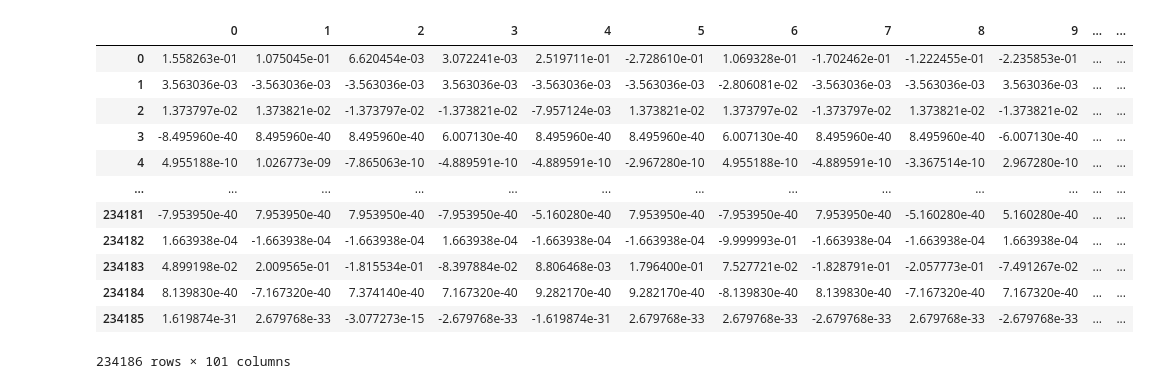
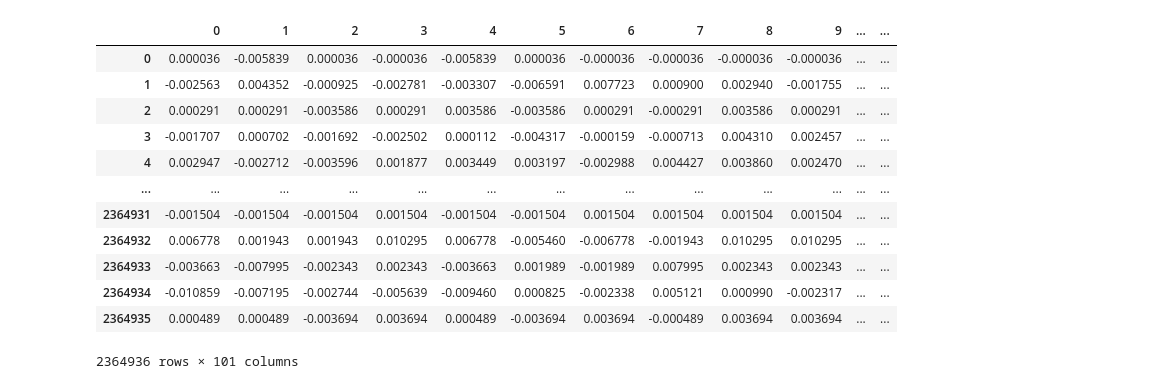
Before and after one commit to atoffano/KGene2Pheno, a Jupyter notebook: autoclass_debug.ipynb, the cells around one changed output. Cells and saved outputs as stored; diff of their text form; code cells hidden in the pictures.

```diff
--- a/autoclass_debug.ipynb
+++ b/autoclass_debug.ipynb
@@ -16,21 +22,26 @@ True
 # %%
-train = pd.read_csv('/home/antoine/gene_pheno_pred/2023-03-24_15-11-05_train.csv' , header=0)
-train = train.drop(index=train.index[100:])
+train = pd.read_csv('/home/antoine/gene_pheno_pred/TorusE_2023-03-31_14-41-37_train.csv' , header=0)
+#train = train.drop(index=train.index[25:])
+# identify the unique values in the 'ground_truth' column
+unique_ids = train['ground_truth'].value_counts()[train['ground_truth'].value_counts() == 1].index
+
+# filter out the rows with unique 'ground_truth' values
+train = train[~train['ground_truth'].isin(unique_ids)]
 train
 # %% [output]
 |  | 0 | 1 | 2 | 3 | 4 | 5 | 6 | 7 | 8 | 9 | ... | ... |
-| 0 | 1.558263e-01 | 1.075045e-01 | 6.620454e-03 | 3.072241e-03 | 2.519711e-01 | -2.728610e-01 | 1.069328e-01 | -1.702462e-01 | -1.222455e-01 | -2.235853e-01 | ... | ... |
-| 1 | 3.563036e-03 | -3.563036e-03 | -3.563036e-03 | 3.563036e-03 | -3.563036e-03 | -3.563036e-03 | -2.806081e-02 | -3.563036e-03 | -3.563036e-03 | 3.563036e-03 | ... | ... |
-| 2 | 1.373797e-02 | 1.373821e-02 | -1.373797e-02 | -1.373821e-02 | -7.957124e-03 | 1.373821e-02 | 1.373797e-02 | -1.373797e-02 | 1.373821e-02 | -1.373821e-02 | ... | ... |
-| 3 | -8.495960e-40 | 8.495960e-40 | 8.495960e-40 | 6.007130e-40 | 8.495960e-40 | 8.495960e-40 | 6.007130e-40 | 8.495960e-40 | 8.495960e-40 | -6.007130e-40 | ... | ... |
-| 4 | 4.955188e-10 | 1.026773e-09 | -7.865063e-10 | -4.889591e-10 | -4.889591e-10 | -2.967280e-10 | 4.955188e-10 | -4.889591e-10 | -3.367514e-10 | 2.967280e-10 | ... | ... |
+| 0 | 0.000036 | -0.005839 | 0.000036 | -0.000036 | -0.005839 | 0.000036 | -0.000036 | -0.000036 | -0.000036 | -0.000036 | ... | ... |
+| 1 | -0.002563 | 0.004352 | -0.000925 | -0.002781 | -0.003307 | -0.006591 | 0.007723 | 0.000900 | 0.002940 | -0.001755 | ... | ... |
+| 2 | 0.000291 | 0.000291 | -0.003586 | 0.000291 | 0.003586 | -0.003586 | 0.000291 | -0.000291 | 0.003586 | 0.000291 | ... | ... |
+| 3 | -0.001707 | 0.000702 | -0.001692 | -0.002502 | 0.000112 | -0.004317 | -0.000159 | -0.000713 | 0.004310 | 0.002457 | ... | ... |
+| 4 | 0.002947 | -0.002712 | -0.003596 | 0.001877 | 0.003449 | 0.003197 | -0.002988 | 0.004427 | 0.003860 | 0.002470 | ... | ... |
 | ... | ... | ... | ... | ... | ... | ... | ... | ... | ... | ... | ... | ... |
-| 234181 | -7.953950e-40 | 7.953950e-40 | 7.953950e-40 | -7.953950e-40 | -5.160280e-40 | 7.953950e-40 | -7.953950e-40 | 7.953950e-40 | -5.160280e-40 | 5.160280e-40 | ... | ... |
-| 234182 | 1.663938e-04 | -1.663938e-04 | -1.663938e-04 | 1.663938e-04 | -1.663938e-04 | -1.663938e-04 | -9.999993e-01 | -1.663938e-04 | -1.663938e-04 | 1.663938e-04 | ... | ... |
-| 234183 | 4.899198e-02 | 2.009565e-01 | -1.815534e-01 | -8.397884e-02 | 8.806468e-03 | 1.796400e-01 | 7.527721e-02 | -1.828791e-01 | -2.057773e-01 | -7.491267e-02 | ... | ... |
-| 234184 | 8.139830e-40 | -7.167320e-40 | 7.374140e-40 | 7.167320e-40 | 9.282170e-40 | 9.282170e-40 | -8.139830e-40 | 8.139830e-40 | -7.167320e-40 | 7.167320e-40 | ... | ... |
-| 234185 | 1.619874e-31 | 2.679768e-33 | -3.077273e-15 | -2.679768e-33 | -1.619874e-31 | 2.679768e-33 | 2.679768e-33 | -2.679768e-33 | 2.679768e-33 | -2.679768e-33 | ... | ... |
+| 2364931 | -0.001504 | -0.001504 | -0.001504 | 0.001504 | -0.001504 | -0.001504 | 0.001504 | 0.001504 | 0.001504 | 0.001504 | ... | ... |
+| 2364932 | 0.006778 | 0.001943 | 0.001943 | 0.010295 | 0.006778 | -0.005460 | -0.006778 | -0.001943 | 0.010295 | 0.010295 | ... | ... |
+| 2364933 | -0.003663 | -0.007995 | -0.002343 | 0.002343 | -0.003663 | 0.001989 | -0.001989 | 0.007995 | 0.002343 | 0.002343 | ... | ... |
+| 2364934 | -0.010859 | -0.007195 | -0.002744 | -0.005639 | -0.009460 | 0.000825 | -0.002338 | 0.005121 | 0.000990 | -0.002317 | ... | ... |
+| 2364935 | 0.000489 | 0.000489 | -0.003694 | 0.003694 | 0.000489 | -0.003694 | 0.003694 | -0.000489 | 0.003694 | 0.003694 | ... | ... |
-234186 rows × 101 columns
+2364936 rows × 101 columns
 # %%
 s = setup(train, target = 'ground_truth', session_id = 123, use_gpu = True, log_experiment='wandb')
 exp = ClassificationExperiment()
```
Also changed, not shown: parts of 28 cells of this notebook, 2 other files.
